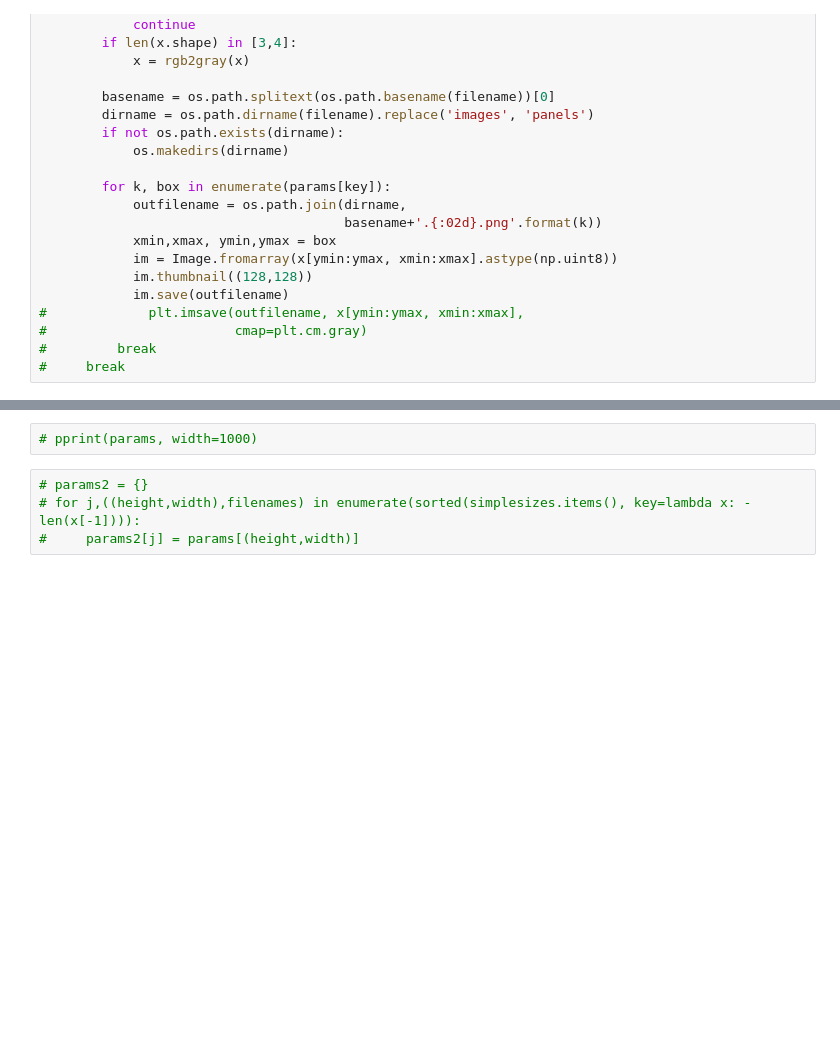
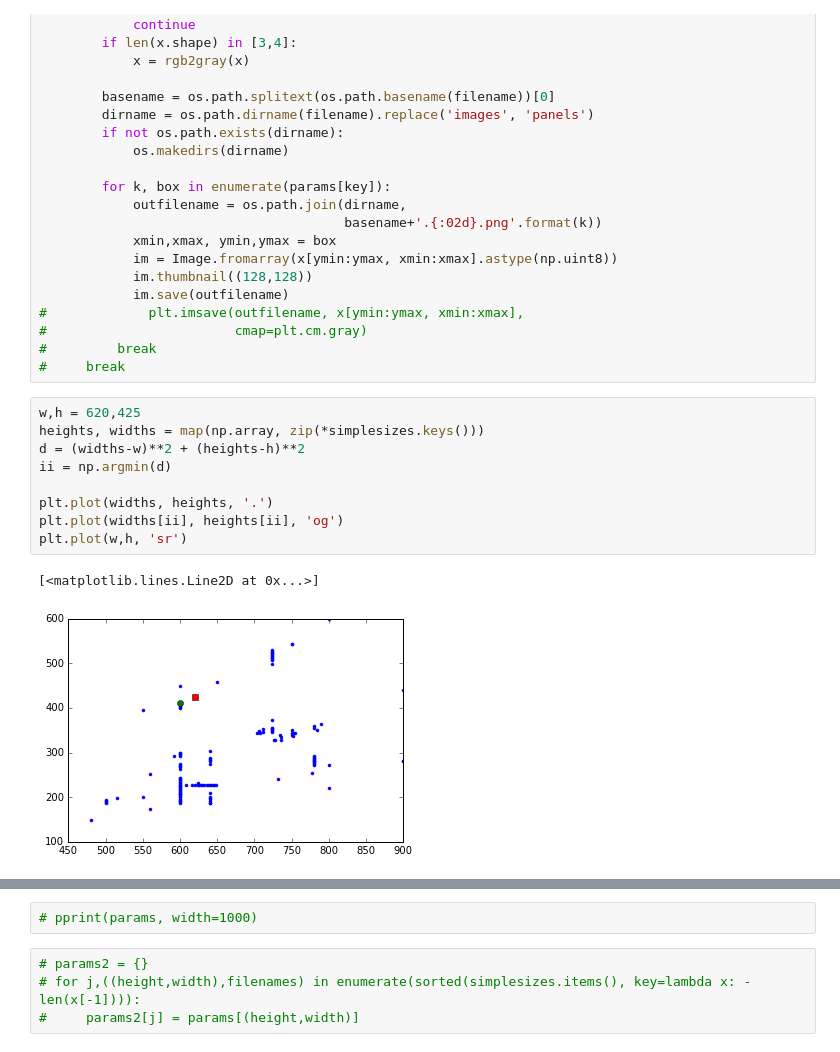
Before and after one commit to ajmendez/deepDilbert, a Jupyter notebook: notebook/20161124_panels.ipynb, the cells around one changed output, grey strips where cells are left out. Saved outputs shown, nothing was run; the diff lists cells and outputs as text; blank space fills up the shorter version.

```diff
--- a/notebook/20161124_panels.ipynb
+++ b/notebook/20161124_panels.ipynb
@@ -236,3 +238,15 @@ for j,((height,width),filenames) in enumerate(sorted(simplesizes.items(), key=la
 #                        cmap=plt.cm.gray)
 #         break
 #     break
+# %%
+w,h = 620,425
+heights, widths = map(np.array, zip(*simplesizes.keys()))
+d = (widths-w)**2 + (heights-h)**2
+ii = np.argmin(d)
+
+plt.plot(widths, heights, '.')
+plt.plot(widths[ii], heights[ii], 'og')
+plt.plot(w,h, 'sr')
+# %% [output]
+[<matplotlib.lines.Line2D at 0x...>]
+[figure, added]
```
Also changed, not shown: parts of 5 cells of this notebook, 1 other file.
